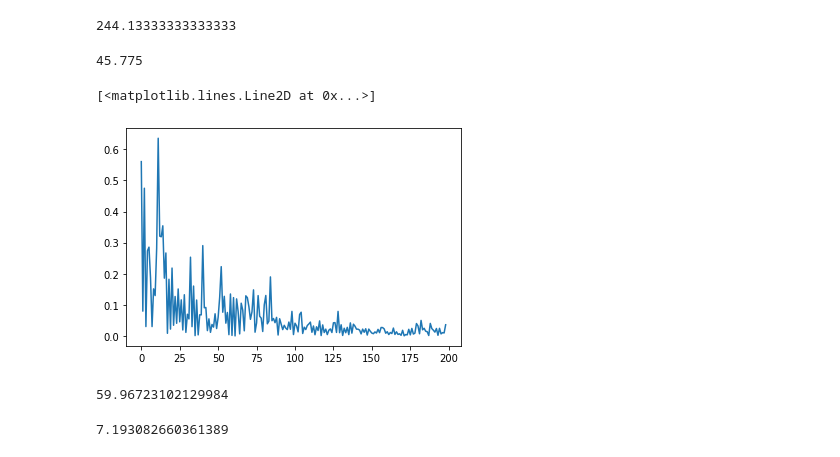
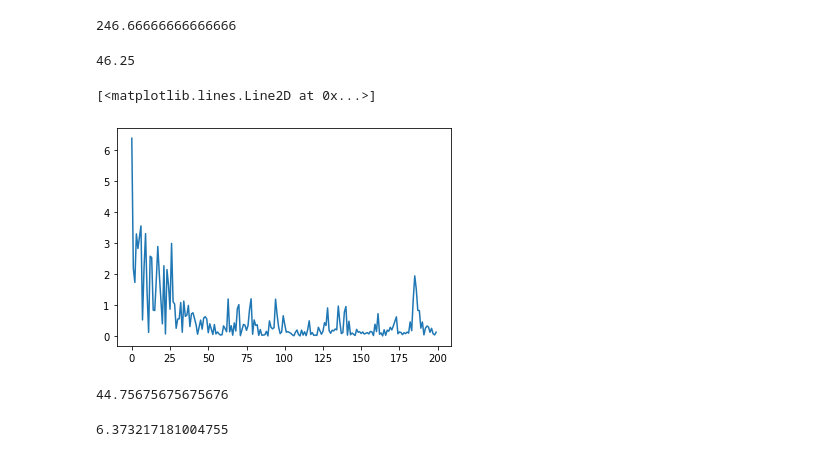
Before and after one commit to NoelleI/Udacity-Deployment, a Jupyter notebook: Heartbeat.ipynb, the cells around one changed output. Saved outputs shown, nothing was run; the diff lists cells and outputs as text; code cells hidden in the pictures.

```diff
--- a/Heartbeat.ipynb
+++ b/Heartbeat.ipynb
@@ -42,7 +39,7 @@ upper = np.array([20, 255, 255], dtype = "uint8")
 # to the gray
 
 
-camera = cv2.VideoCapture("skin_detect.MOV")
+camera = cv2.VideoCapture("IMG_3835.MOV")
 n_frames = int(camera.get(cv2.CAP_PROP_FRAME_COUNT))
 #classifier = cv2.CascadeClassifier('haarcascade_frontalface_default.xml')
 
@@ -200,26 +198,26 @@ fs_n = 30/len(x1_corr/2)
 # %%
 4/fs_n
 # %% [output]
-244.13333333333333
+246.66666666666666
 # %%
 0.75/fs_n
 # %% [output]
-45.775
+46.25
 # %%
-plt.plot((abs(ff[46:245])))
+plt.plot((abs(ff[46:246])))
 # %% [output]
 [<matplotlib.lines.Line2D at 0x...>]
-[figure, old version]
+[figure, new version]
 # %%
-(np.argmax(abs(ff[45:245])) + 45)*60*fs_n
+(np.argmax(abs(ff[46:241])) + 46)*60*fs_n
 # %% [output]
-59.96723102129984
+44.75675675675676
+# %%
+np.max(abs(ff[46:241]))
+# %% [output]
+6.373217181004755
 # %%
 from scipy.stats import kurtosis as kurt
-# %%
-kurt(ff[46:245])
-# %% [output]
-7.193082660361389
 # %%
 x2 = X_indep[2] - X_indep[2].mean()
 x2_corr = signal.correlate(x2, x2, mode='same')
```
Also changed, not shown: parts of 15 cells of this notebook.
